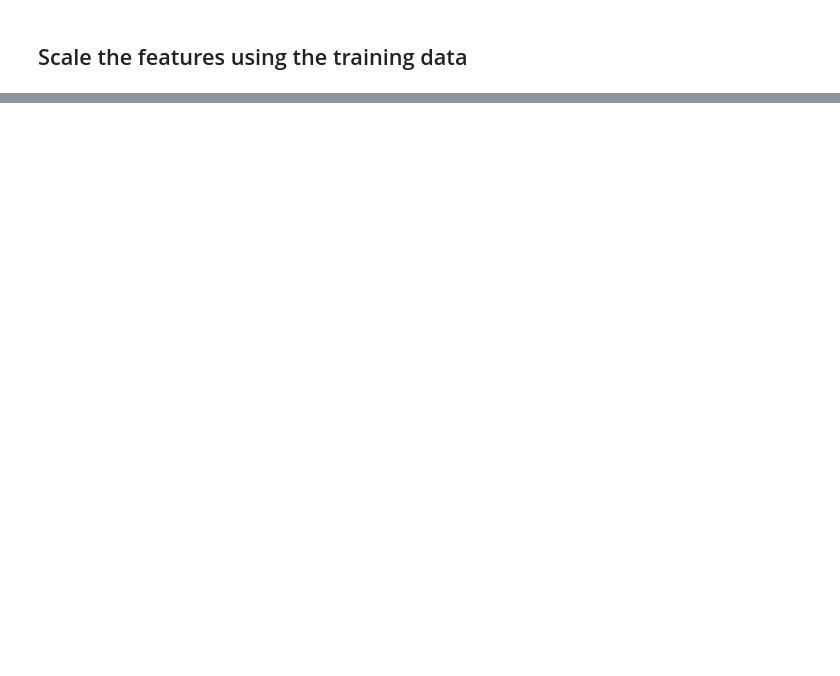
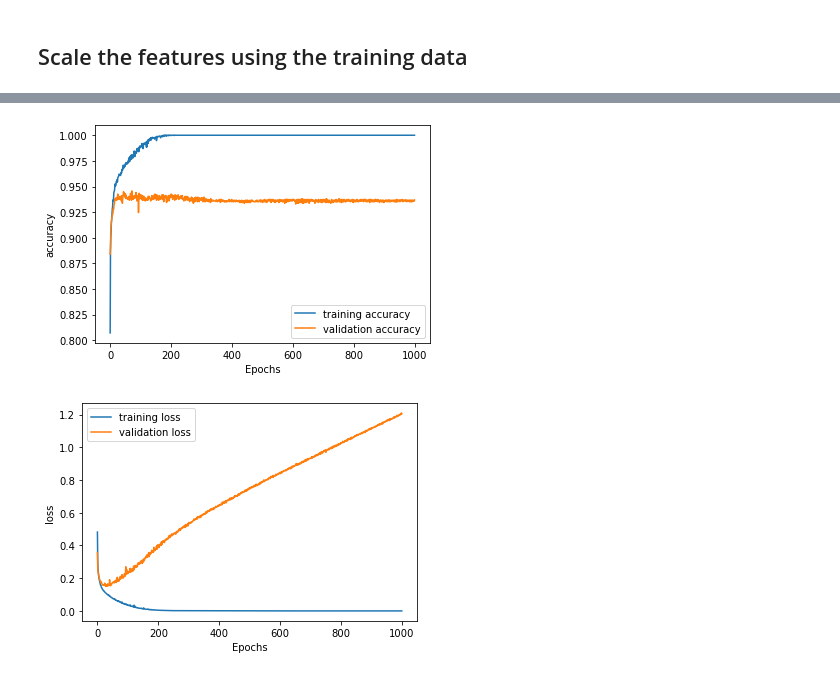
Before and after one commit to bakerv/ML-kepler-exoplanets, a Jupyter notebook: Method_2_candidate_features.ipynb, the cells around one changed output, grey strips where cells are left out. Cells and saved outputs as stored; diff of their text form; code cells hidden in the pictures; blank space fills up the shorter version.

Commit message:
94% accuracy on intial attempts with Method_2, need to reduce overfitting

```diff
--- a/Method_2_candidate_features.ipynb
+++ b/Method_2_candidate_features.ipynb
@@ -107,0 +122,12 @@ print(validation_data.shape)
+# %%
+# build and compile the neural network
+model = tf.keras.models.Sequential([
+    tf.keras.layers.Dense(128, activation = tfa.activations.mish,input_dim=33),
+    tf.keras.layers.Dense(128,activation = tfa.activations.mish),
+    tf.keras.layers.Dense(1, activation = 'sigmoid')
+])
+
+model.compile(
+    optimizer = tf.keras.optimizers.Nadam(learning_rate=.001),
+    loss = 'binary_crossentropy',
+    metrics = ['accuracy'])
@@ -107,0 +136,8 @@ print(validation_data.shape)
+# %%
+history = model.fit(
+    training_data,
+    training_labels,
+    validation_data = (validation_data, validation_labels),
+    epochs=1000,
+    batch_size=221,
+    shuffle=True)
@@ -107,0 +162,6 @@ print(validation_data.shape)
+# %%
+plot_training(history, 'accuracy')
+plot_training(history, 'loss')
+# %% [output]
+[figure, added]
+[figure, added]
```
Also changed, not shown: parts of 8 cells of this notebook, 3 other files.
